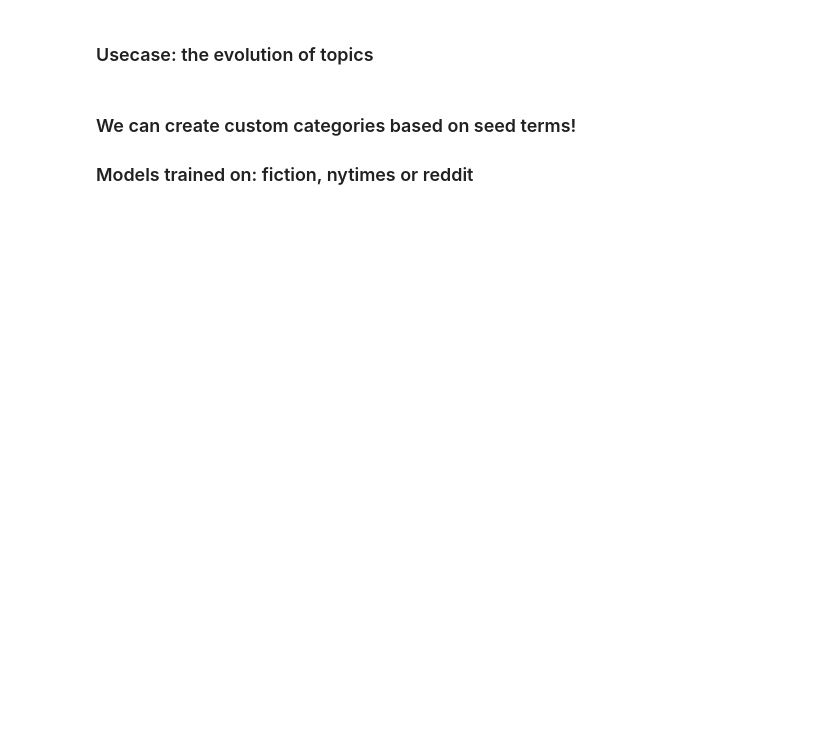
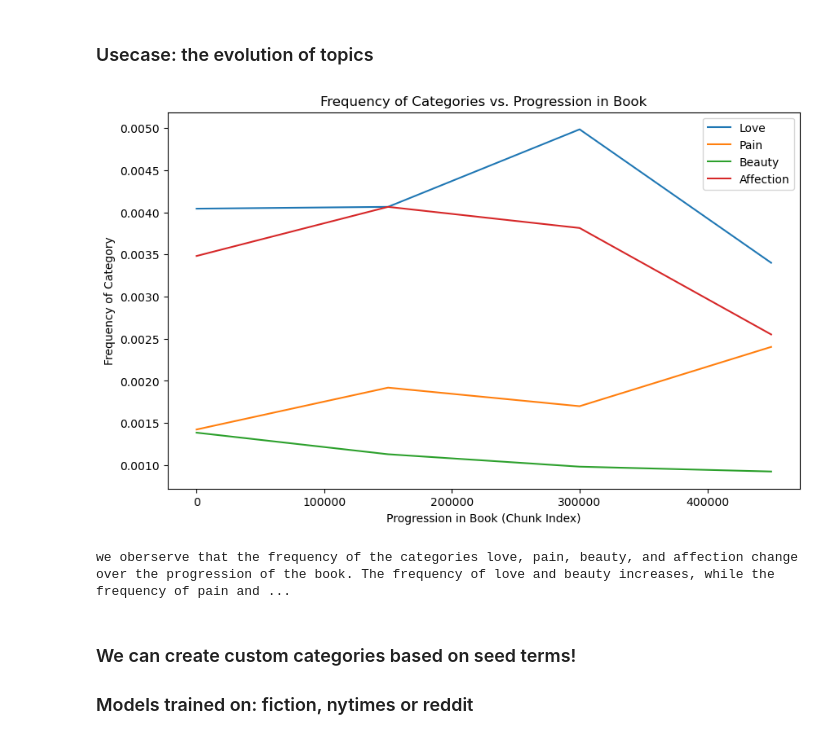
Before and after one commit to pratikranaa/data_mining, a Jupyter notebook: assignment_handling_text/Handling_text_exercise.ipynb, the cells around one changed output. Cells and saved outputs as stored; diff of their text form; code cells hidden in the pictures; blank space fills up the shorter version.

```diff
--- a/assignment_handling_text/Handling_text_exercise.ipynb
+++ b/assignment_handling_text/Handling_text_exercise.ipynb
@@ -548,7 +848,7 @@ lexicon.cats["health"][:15]
 ### Studying Pride and Prejudice
 # %%
 nlp = spacy.load('en_core_web_sm')
-doc = nlp(books[3])
+doc = nlp(books[2])
 # %%
 empath_features = lexicon.analyze(doc.text,categories = ["disappointment", "pain", "joy", "beauty", "affection"])
 # %%
@@ -584,3 +890,31 @@ for cnt,i in enumerate(bins[:-1]):
+# %%
+#Plot frequency of a category vs progression in a book
+import matplotlib.pyplot as plt
+
+
+
+# Plot frequency of a category vs progression in a book
+plt.figure(figsize=(10, 6))
+plt.plot(bins[:-1], love, label='Love')
+plt.plot(bins[:-1], pain, label='Pain')
+plt.plot(bins[:-1], beauty, label='Beauty')
+plt.plot(bins[:-1], affection, label='Affection')
+
+# Add labels and title
+plt.xlabel('Progression in Book (Chunk Index)')
+plt.ylabel('Frequency of Category')
+plt.title('Frequency of Categories vs. Progression in Book')
+plt.legend()
+
+# Show plot
+plt.show()
+# %% [output]
+[figure, added]
+# %%
+# What do we observe in the above plot?
+print('we oberserve that the frequency of the categories love, pain, beauty, and affection change over the progression of the book. The frequency of love and beauty increases, while the frequency of pain and affection decreases.')
+# %% [output]
+we oberserve that the frequency of the categories love, pain, beauty, and affection change over the progression of the book. The frequency of love and beauty increases, while the frequency of pain and ...
 # %% [markdown]
 ### We can create custom categories based on seed terms!
 ### Models trained on: fiction, nytimes or reddit
```
Also changed, not shown: parts of 50 cells of this notebook, 6 other files.
